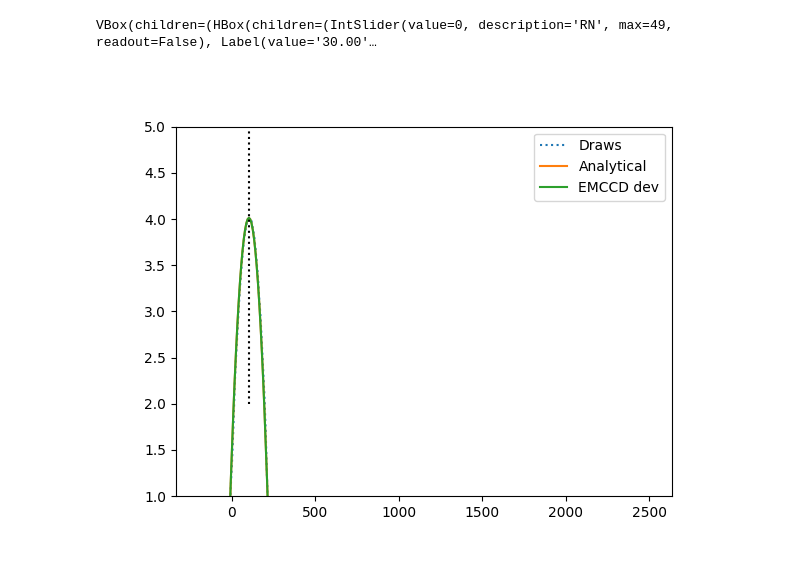
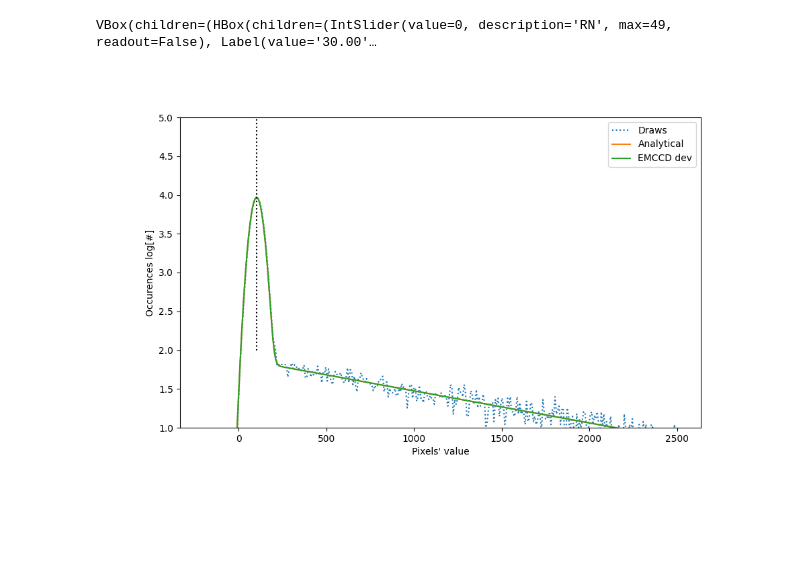
Before and after one commit to vpicouet/pyds9plugin, a Jupyter notebook: pyds9plugin/Macros/Fitting_Functions/tests_emccd.ipynb, the cells around one changed output. Drawn from its saved outputs; the diff is of its cells as text; code cells hidden in the pictures; blank space fills up the shorter version.

Commit message:
Sharing analytical model

```diff
--- a/pyds9plugin/Macros/Fitting_Functions/tests_emccd.ipynb
+++ b/pyds9plugin/Macros/Fitting_Functions/tests_emccd.ipynb
@@ -6,8 +6,6 @@ import matplotlib.pyplot as plt
 import numpy as np
 # %%
 n_pix = 10 ** 5
-
-
 def simulate_emccd_image(
     ConversionGain,
     EmGain,
@@ -198,10 +196,10 @@ def EMCCD_no_smearing(x,bias,RN,EmGain,flux,sCIC):
             )
         )
         # disminush the number of pixels by the fraction above distribution range
-        factor = np.sum(distribution[np.isfinite(distribution_up)]) / (
-            np.sum(distribution_up[np.isfinite(distribution_up)])
-            + np.sum(distribution[np.isfinite(distribution)])
-        )
+        try:
+            factor = np.sum(distribution[np.isfinite(distribution_up)]) / (np.sum(distribution_up[np.isfinite(distribution_up)])  + np.sum(distribution[np.isfinite(distribution)])  )
+        except Exception:
+            factor = 0
         gamma_distribution += distribution * v
         pixs_sup_0 += (1 - factor) * v
     gamma_distribution[0] = (
@@ -219,12 +217,8 @@ def EMCCD_no_smearing(x,bias,RN,EmGain,flux,sCIC):
         cic_disdribution /= cic_disdribution.sum()
         cic_disdribution *= p_sCIC
         cic_disdribution[0] = 1 - np.sum(cic_disdribution[1:])
-        cic_disdribution = np.hstack(
-            (np.zeros(len(cic_disdribution) - 1), cic_disdribution)
-        )
-        gamma_distribution = np.convolve(
-            gamma_distribution, cic_disdribution, mode="valid"
-        )
+        cic_disdribution = np.hstack((np.zeros(len(cic_disdribution) - 1), cic_disdribution))
+        gamma_distribution = np.convolve(gamma_distribution, cic_disdribution, mode="valid")
     # distributions.append(gamma_distribution)
 
 
@@ -241,6 +235,7 @@ def EMCCD_no_smearing(x,bias,RN,EmGain,flux,sCIC):
     else:
         y = gamma_distribution
     # y /= x[1] - x[0]
+    # y[y<=0] =np.nan
     return np.log10(y)
 
 
@@ -283,7 +278,7 @@ def EMCCD(x,bias,RN,EmGain,flux,smearing,sCIC,):
 
 
     fluxes = flux
-    energy_fraction_kept = 1-np.exp(-1/smearing) if smearing>0 else 1
+    energy_fraction_kept = (1-np.exp(-flux)*np.exp(-1/smearing)-np.exp(-flux)*np.exp(-2/smearing)-np.exp(-flux)*np.exp(-3/smearing)) if smearing>0 else 1
     # energy_fraction_kept = 1-np.exp(-1/smearing)-np.exp(-2/smearing)-np.exp(-3/smearing)-np.exp(-4/smearing) if smearing>0 else 1
 
         #] + [EmGain / (1.7 * i) for i in n[1:]]
@@ -410,19 +405,9 @@ def EMCCD_dev(
     # distributions = []
     pixs_sup_0 = 0  # fraction of pixels that have ADU higher than distribution limit
     n = [0]
-
-
-
     fluxes = flux
     energy_fraction_kept = (1-np.exp(-flux)*np.exp(-1/smearing)-np.exp(-flux)*np.exp(-2/smearing)-np.exp(-flux)*np.exp(-3/smearing)) if smearing>0 else 1
-    # energy_fraction_kept = 1-np.exp(-1/smearing)-np.exp(-2/smearing)-np.exp(-3/smearing)-np.exp(-4/smearing) if smearing>0 else 1
-
-        #] + [EmGain / (1.7 * i) for i in n[1:]]
-    # for smearing we consider each pixel recieve x% of their flux and Then
-    # they receive the rest with a lower gain. This approximation is not
-    # true and need to be revised. The interest is that it is then independant
-    # draws and that distributions can be convoluted.
-    # for i, (flux_, EmGain) in enumerate(zip(fluxes, emgains)):
+    # energy_fraction_kept = 1-np.exp(-1/smearing)-np.exp(-2/smearing)-np.exp(-3/smearing) if smearing>0 else 1
     gamma_distribution = 0
     # We sum up distributions from from the different poisson output
     for f in np.arange(1, 8):  # careful about the 8 limit which needs to be enough at high flux
@@ -452,9 +437,6 @@ def EMCCD_dev(
         gamma_distribution += distribution * v
         pixs_sup_0 += (1 - factor) * v
 
-
-
-
     gamma_distribution[0] = (
         1
         - np.nansum(gamma_distribution[1:][np.isfinite(gamma_distribution[1:])])
@@ -462,82 +444,59 @@ def EMCCD_dev(
     )
 
 
-    # gamma_distribution /= np.exp(-flux)#/energy_fraction_kept
     if (smearing>0.102)  :
-
-        smeared_distri = 10**EMCCD_no_smearing(x=x,bias=0,RN=0,EmGain=EmGain*np.exp(-1/smearing), flux=(1+np.exp(-1/smearing))*flux,sCIC=0)   * np.exp(-flux)
+        smeared_distri = 10**EMCCD_no_smearing(x=x,bias=0,RN=0,EmGain=EmGain*np.exp(-1/smearing), flux=1*flux,sCIC=0)   * np.exp(-flux)
         gamma_distribution[1:] +=  smeared_distri[1:]
         gamma_distribution[0] -= np.sum(smeared_distri[1:]) #*(1+np.exp(-1/smearing)) ## gamma_distribution[0] = 10**smeared_distri[0] - np.sum(gamma_distribution[1:])
 
-        smeared_distri2 = 10**EMCCD_no_smearing(x=x,bias=0,RN=0,EmGain=EmGain*np.exp(-2/smearing), flux=(1+np.exp(-2/smearing))*flux,sCIC=sCIC)    * np.exp(-2*flux)
+        smeared_distri2 = 10**EMCCD_no_smearing(x=x,bias=0,RN=0,EmGain=EmGain*np.exp(-2/smearing), flux=1*flux,sCIC=sCIC)    * np.exp(-2*flux)
         gamma_distribution[1:] +=  smeared_distri2[1:]
         gamma_distribution[0] -= np.sum(smeared_distri2[1:])  #  * (1+np.exp(-1/smearing))           ## gamma_distribution[0] = 10**smeared_distri[0] - np.sum(gamma_distribution[1:])
 
-        smeared_distri3 = 10**EMCCD_no_smearing(x=x,bias=0,RN=0,EmGain=EmGain*np.exp(-3/smearing), flux=(1+np.exp(-3/smearing))*flux,sCIC=sCIC)    * np.exp(-3*flux)
+        smeared_distri3 = 10**EMCCD_no_smearing(x=x,bias=0,RN=0,EmGain=EmGain*np.exp(-3/smearing), flux=1*flux,sCIC=sCIC)    * np.exp(-3*flux)
         gamma_distribution[1:] +=  smeared_distri3[1:]
         gamma_distribution[0] -= np.sum(smeared_distri3[1:])  #  * (1+np.exp(-1/smearing))           ## gamma_distribution[0] = 10**smeared_distri[0] - np.sum(gamma_distribution[1:])
 
-    if test:
 
-        if sCIC>0:
-            gain_ = np.power(EmGain  * 1.41* energy_fraction_kept * ConversionGain, np.linspace(1, n_registers, 100) / n_registers)
-            cic_disdribution = np.sum([(1 / gaini) * np.exp(-bins / gaini) for gaini in gain_], axis=0)  # *n_pix/len(gain_)
-            cic_disdribution *= 1.3*np.exp(-flux)*(1-np.exp(-sCIC)) / cic_disdribution.sum()
-            gamma_distribution[1:]  += cic_disdribution[1:]
-            gamma_distribution[0] -= np.sum(cic_disdribution[1:])
+    if sCIC>0:
+        gain_ = np.power(EmGain  * 1.41* energy_fraction_kept * ConversionGain, np.linspace(1, n_registers, 100) / n_registers)
+        cic_disdribution = np.sum([(1 / gaini) * np.exp(-bins / gaini) for gaini in gain_], axis=0)  # *n_pix/len(gain_)
+        cic_disdribution *= 1.3*np.exp(-flux)*(1-np.exp(-sCIC)) / cic_disdribution.sum()
+        gamma_distribution[1:]  += cic_disdribution[1:]
+        gamma_distribution[0] -= np.sum(cic_disdribution[1:])
 
-
-            #*sCIC / cic_disdribution.sum()  #*3
-            # print(gamma_distribution[0],cic_disdribution[0],np.sum(cic_disdribution[1:]) )
-            # gamma_distribution[0] -= np.sum(cic_disdribution[1:])
-        # TODO model work well if smearing<=0.8  and if
-
-
-
-    # if smearing >=0.102:
-    #     smeared_distri = EMCCD_no_smearing(x=x,bias=0,RN=0,EmGain=EmGain*np.exp(-1/smearing), flux=energy_fraction_kept*flux,sCIC=sCIC)
-    #     # gamma_distribution[0] =0#(1-energy_fraction_kept)
-    #     gamma_distribution +=  10**smeared_distri
-    #     gamma_distribution[0] = 10**smeared_distri[0]- np.sum(10**smeared_distri[1:])
-    #     smeared_distri2 = EMCCD_no_smearing(x=x,bias=0,RN=0,EmGain=EmGain*np.exp(-2/smearing), flux=energy_fraction_kept*flux,sCIC=sCIC)
-    #     # gamma_distribution[0] =0#(1-energy_fraction_kept)
-    #     gamma_distribution +=  10**smeared_distri2
-    #     # gamma_distribution[0] = 10**smeared_distri2[0]- np.sum(10**smeared_distri2[1:])
 
 
 
     # Addition of the bias
     if bias > x[0]:
         gamma_distribution[(x > bias)] = gamma_distribution[: -np.sum(x <= bias)]
         gamma_distribution[x < bias] = 0
     read_noise = Gaussian1DKernel(
         stddev=RN * ConversionGain / bin_size, x_size=int(301.1 * 10)
     )
     # Convolution with read noise
     y = convolve(gamma_distribution, read_noise) * n_pix  #
     # y /= x[1] - x[0]
     y[y<=0] = np.nan
     return np.log10(y)
 
 
 x = np.linspace(-200,2500,350)
 bias=100
-fig, ax = plt.subplots()
-# pushing the limits:
-# controls = iplt.plot(x,  EMCCDhist, bias=100, RN=np.linspace(30,100),EmGain=np.linspace(500,2000),flux=np.linspace(0.05,4), smearing=np.linspace(0,3),sCIC=np.linspace(0,1),ls=":", ylim=[2,6], label="Draws")
-# under control:
-
+fig, ax = plt.subplots(figsize=(10,6))
 def EMCCD_dev_wo(x,bias,RN,EmGain,flux,smearing,sCIC,test=False):
     return EMCCD_dev(x,bias,RN,EmGain,flux,smearing,sCIC,test=test)
 ylim=[1.,5]
-controls = iplt.plot(x,  EMCCDhist, bias=bias, RN=np.linspace(30,100),EmGain=np.linspace(1000,2000),flux=np.linspace(0.0,1), smearing=np.linspace(0,1.5),sCIC=np.linspace(0,0.3),ls=":", ylim=ylim, label="Draws")
+controls = iplt.plot(x,  EMCCDhist, bias=bias, RN=np.linspace(30,100),EmGain=np.linspace(1000,2000),flux=np.linspace(0.0,0.8), smearing=np.linspace(0,1.2),sCIC=np.linspace(0,0.3),ls=":", ylim=ylim, label="Draws")
 iplt.plot(x, EMCCD,controls=controls, ylim=ylim,label="Analytical")
 iplt.plot(x, EMCCD_dev, "-", controls=controls, ylim=ylim, label="EMCCD dev")#,alpha=0.3)
-# iplt.plot(x, EMCCD_dev_wo,  ".", controls=controls, ylim=ylim, label="EMCCD dev wo cic")#,alpha=0.3)
 _ = plt.legend()
 plt.plot([bias,bias],[2,5],":k")
 plt.legend()
+plt.xlabel("Pixels' value")
+plt.ylabel("Occurences log[#]")
 plt.show()
 # %% [output]
 VBox(children=(HBox(children=(IntSlider(value=0, description='RN', max=49, readout=False), Label(value='30.00'…
-[figure, old version]
+[figure, new version]
```
Also changed, not shown: parts of 7 cells of this notebook.
